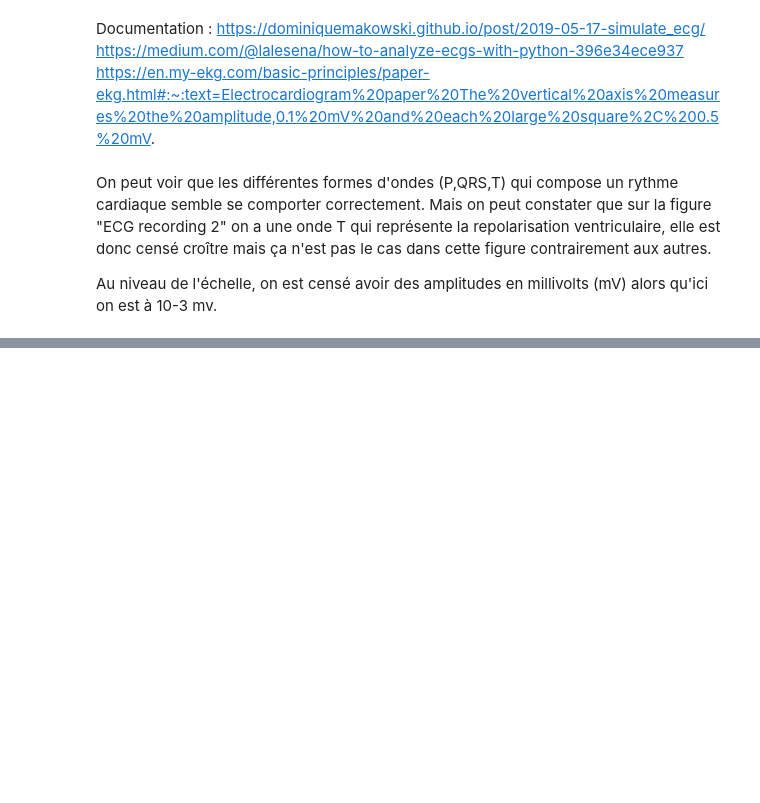
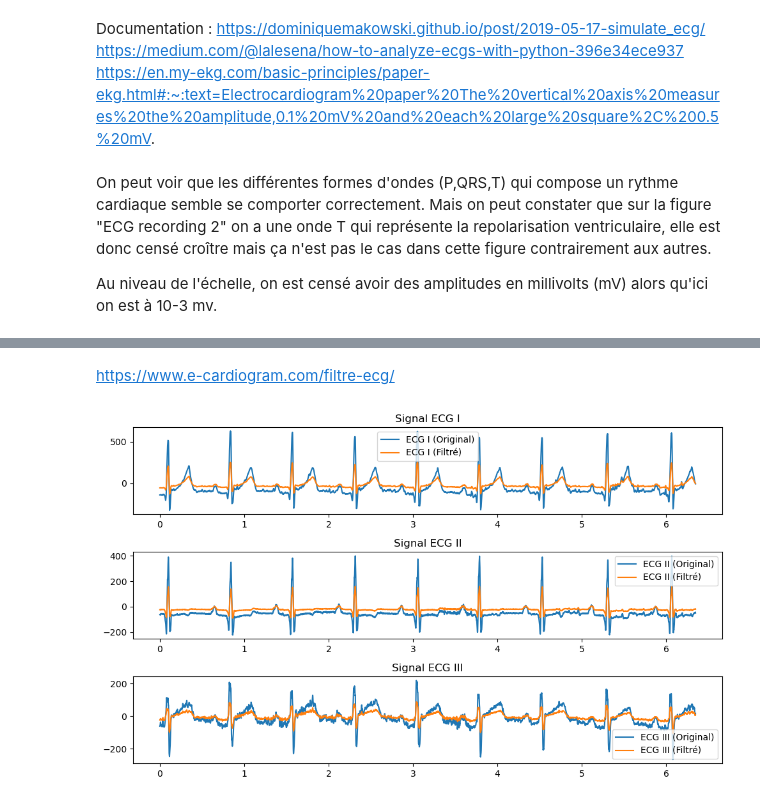
Before and after one commit to NadegeSing/HAH913E-2024-ECG_001-NadegeSing, a Jupyter notebook: notebooks/ecg_result.ipynb, the cells around one changed output, grey strips where cells are left out. Saved outputs shown, nothing was run; the diff lists cells and outputs as text; code cells hidden in the pictures; blank space fills up the shorter version.

```diff
--- a/notebooks/ecg_result.ipynb
+++ b/notebooks/ecg_result.ipynb
@@ -378,0 +441,42 @@ Au niveau de l'échelle, on est censé avoir des amplitudes en millivolts (mV) a
+# %% [markdown]
+https://www.e-cardiogram.com/filtre-ecg/
+# %%
+# Fréquence de coupure
+taux_echantillonnage = 1024  # Hz
+frequence_coupure = 400.0
+
+# Calcul des coefficients du filtre Butterworth
+nyquist = 0.5 * taux_echantillonnage
+normalise_frequence_coupure = frequence_coupure / nyquist
+ordre = 4  # Ordre du filtre
+b, a = butter(ordre, normalise_frequence_coupure, btype='low') # Conception de filtre numérique et analogique Butterworth.
+# https://docs.scipy.org/doc/scipy/reference/generated/scipy.signal.butter.html
+
+# Filtre à chaque signal ECG
+ecg_i_filtre = lfilter(b, a, ecg_I)
+ecg_ii_filtre = lfilter(b, a, ecg_II)
+ecg_iii_filtre = lfilter(b, a, ecg_III)
+# %%
+# Tracer les signaux d'origine et les signaux filtrés
+plt.figure(figsize=(10, 6))
+plt.subplot(3, 1, 1)
+plt.plot(time,ecg_I, label='ECG I (Original)')
+plt.plot(time,ecg_i_filtre, label='ECG I (Filtré)')
+plt.title('Signal ECG I')
+plt.legend()
+
+plt.subplot(3, 1, 2)
+plt.plot(time,ecg_II, label='ECG II (Original)')
+plt.plot(time,ecg_ii_filtre, label='ECG II (Filtré)')
+plt.title('Signal ECG II')
+plt.legend()
+
+plt.subplot(3, 1, 3)
+plt.plot(time,ecg_III, label='ECG III (Original)')
+plt.plot(time,ecg_iii_filtre, label='ECG III (Filtré)')
+plt.title('Signal ECG III')
+plt.legend()
+
+plt.tight_layout()
+# %% [output]
+[figure, added]
```
Also changed, not shown: parts of 9 cells of this notebook.
